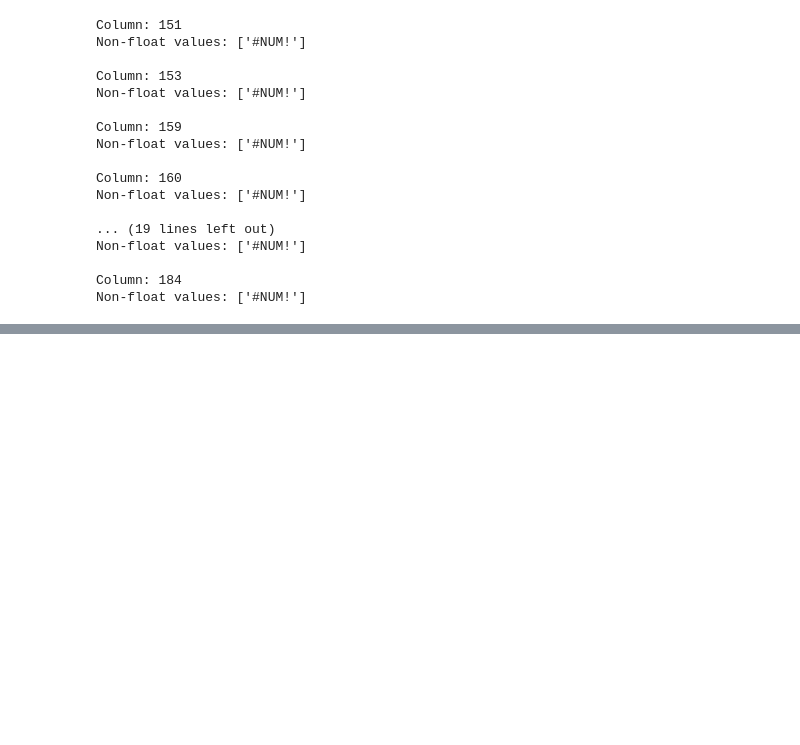
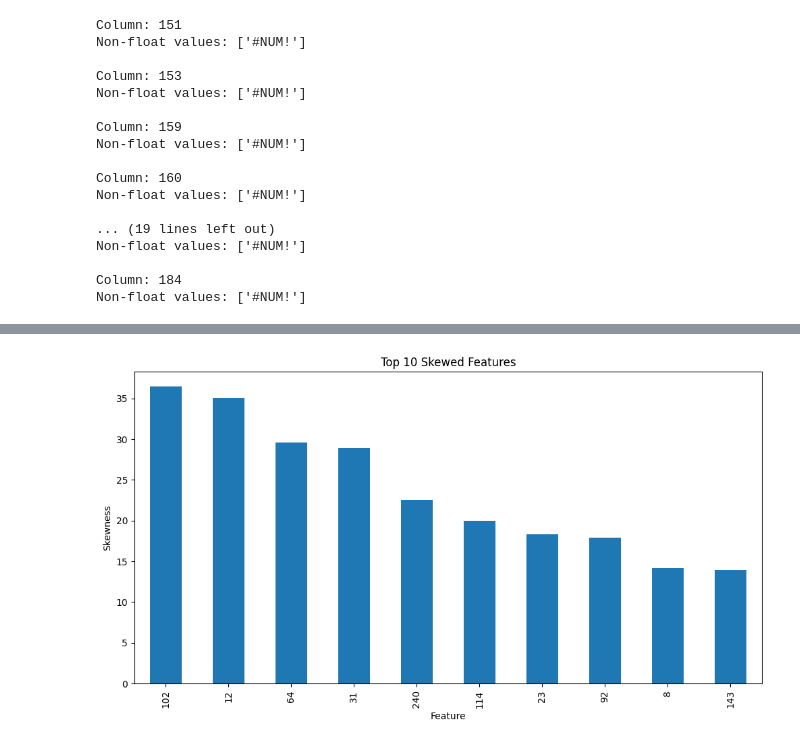
Before and after one commit to christopher192/machine-learning-project, a Jupyter notebook: ml-project-1/project.ipynb, the cells around one changed output, grey strips where cells are left out. Drawn from its saved outputs; the diff is of its cells as text; code cells hidden in the pictures; blank space fills up the shorter version.

```diff
--- a/ml-project-1/project.ipynb
+++ b/ml-project-1/project.ipynb
@@ -99,0 +88,3 @@ Length: 255, dtype: int64
+# %%
+# Drop column with too many NaNs
+df_reduced = df_cleaned.drop(columns=['166'])
@@ -103,0 +185,10 @@ y = df['target']
+# %%
+# Visualizing Skewed Data Distributions
+plt.figure(figsize=(12, 6))
+df_reduced.skew().sort_values(ascending=False).head(10).plot(kind='bar')
+plt.title("Top 10 Skewed Features")
+plt.xlabel("Feature")
+plt.ylabel("Skewness")
+plt.show()
+# %% [output]
+[figure, added]
```
Also changed, not shown: parts of 16 cells of this notebook.
